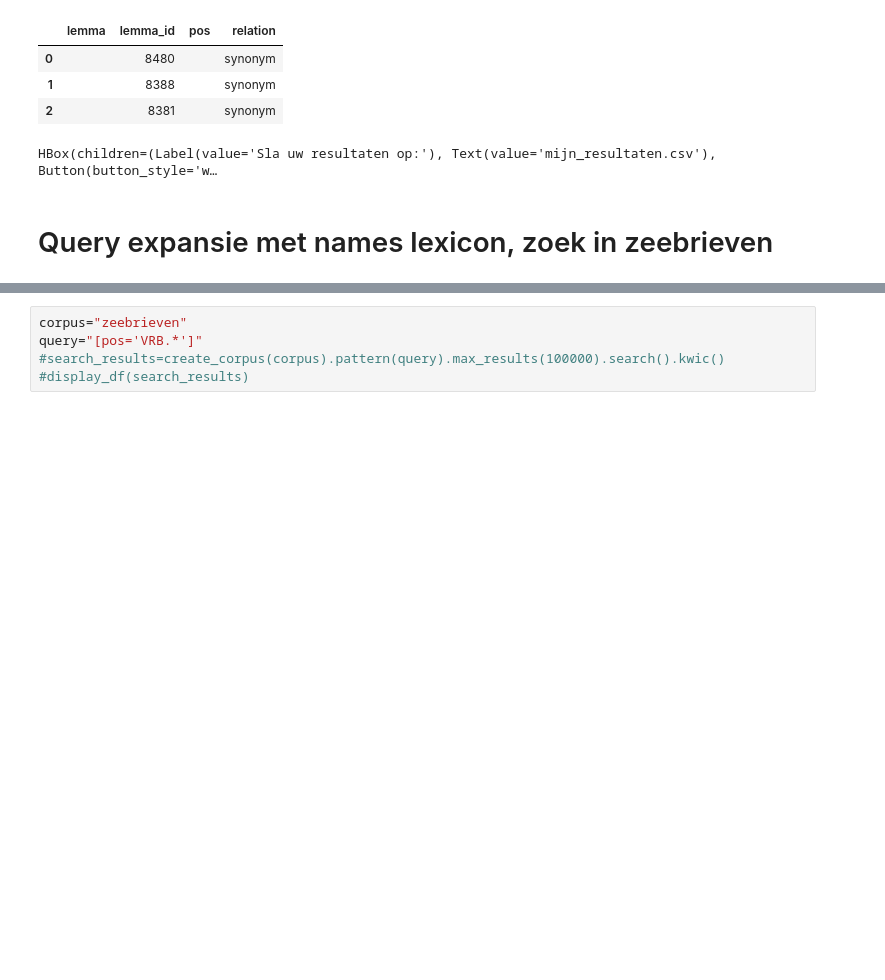
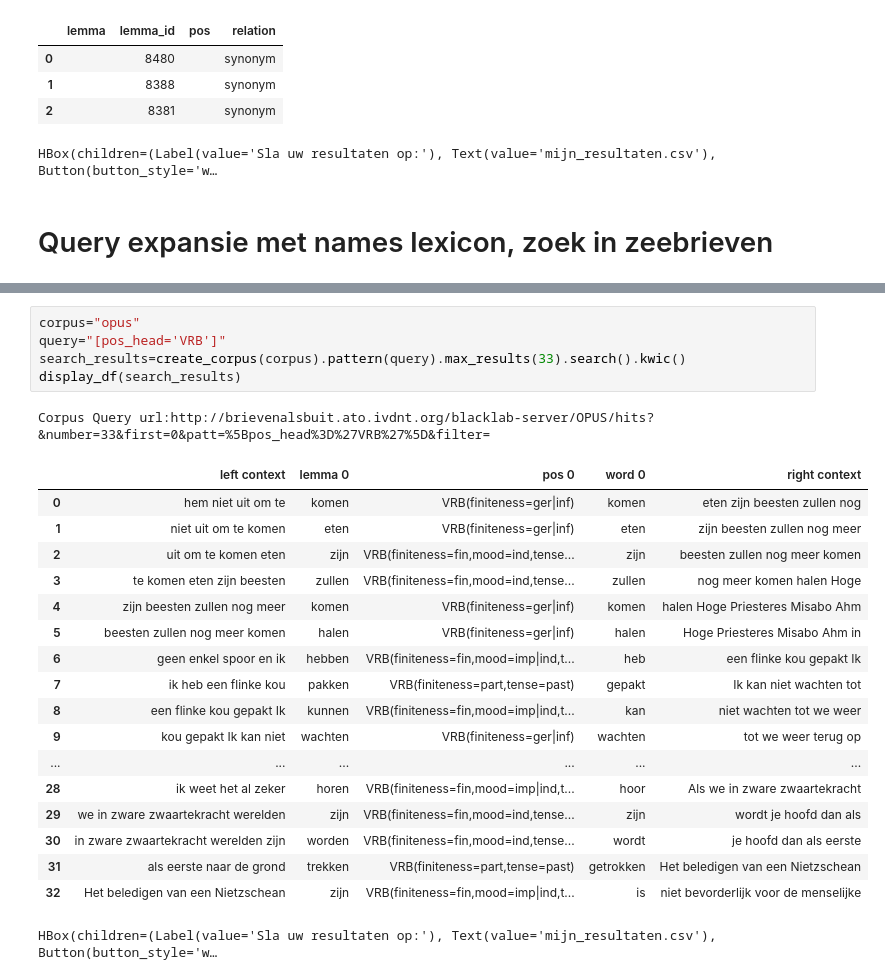
Before and after one commit to INL/chaining-search, a Jupyter notebook: namesSandbox.ipynb, the cells around one changed output, grey strips where cells are left out. Drawn from its saved outputs; the diff is of its cells as text; blank space fills up the shorter version.

```diff
--- a/namesSandbox.ipynb
+++ b/namesSandbox.ipynb
@@ -176,5 +214,25 @@ ValueError: An error occured when searching corpus zeebrieven: syntax error: lin
 # %%
-corpus="zeebrieven"
-query="[pos='VRB.*']"
-#search_results=create_corpus(corpus).pattern(query).max_results(100000).search().kwic()
-#display_df(search_results)
+corpus="opus"
+query="[pos_head='VRB']"
+search_results=create_corpus(corpus).pattern(query).max_results(33).search().kwic()
+display_df(search_results)
+# %% [output]
+Corpus Query url:http://brievenalsbuit.ato.ivdnt.org/blacklab-server/OPUS/hits?&number=33&first=0&patt=%5Bpos_head%3D%27VRB%27%5D&filter=
+|  | left context | lemma 0 | pos 0 | word 0 | right context |
+| 0 | hem niet uit om te | komen | VRB(finiteness=ger|inf) | komen | eten zijn beesten zullen nog |
+| 1 | niet uit om te komen | eten | VRB(finiteness=ger|inf) | eten | zijn beesten zullen nog meer |
+| 2 | uit om te komen eten | zijn | VRB(finiteness=fin,mood=ind,tense... | zijn | beesten zullen nog meer komen |
+| 3 | te komen eten zijn beesten | zullen | VRB(finiteness=fin,mood=ind,tense... | zullen | nog meer komen halen Hoge |
+| 4 | zijn beesten zullen nog meer | komen | VRB(finiteness=ger|inf) | komen | halen Hoge Priesteres Misabo Ahm |
+| 5 | beesten zullen nog meer komen | halen | VRB(finiteness=ger|inf) | halen | Hoge Priesteres Misabo Ahm in |
+| 6 | geen enkel spoor en ik | hebben | VRB(finiteness=fin,mood=imp|ind,t... | heb | een flinke kou gepakt Ik |
+| 7 | ik heb een flinke kou | pakken | VRB(finiteness=part,tense=past) | gepakt | Ik kan niet wachten tot |
+| 8 | een flinke kou gepakt Ik | kunnen | VRB(finiteness=fin,mood=imp|ind,t... | kan | niet wachten tot we weer |
+| 9 | kou gepakt Ik kan niet | wachten | VRB(finiteness=ger|inf) | wachten | tot we weer terug op |
+| ... | ... | ... | ... | ... | ... |
+| 28 | ik weet het al zeker | horen | VRB(finiteness=fin,mood=imp|ind,t... | hoor | Als we in zware zwaartekracht |
+| 29 | we in zware zwaartekracht werelden | zijn | VRB(finiteness=fin,mood=ind,tense... | zijn | wordt je hoofd dan als |
+| 30 | in zware zwaartekracht werelden zijn | worden | VRB(finiteness=fin,mood=ind,tense... | wordt | je hoofd dan als eerste |
+| 31 | als eerste naar de grond | trekken | VRB(finiteness=part,tense=past) | getrokken | Het beledigen van een Nietzschean |
+| 32 | Het beledigen van een Nietzschean | zijn | VRB(finiteness=fin,mood=imp|ind,t... | is | niet bevorderlijk voor de menselijke |
+HBox(children=(Label(value='Sla uw resultaten op:'), Text(value='mijn_resultaten.csv'), Button(button_style='w…
```
Also changed, not shown: parts of 1 cell of this notebook.
